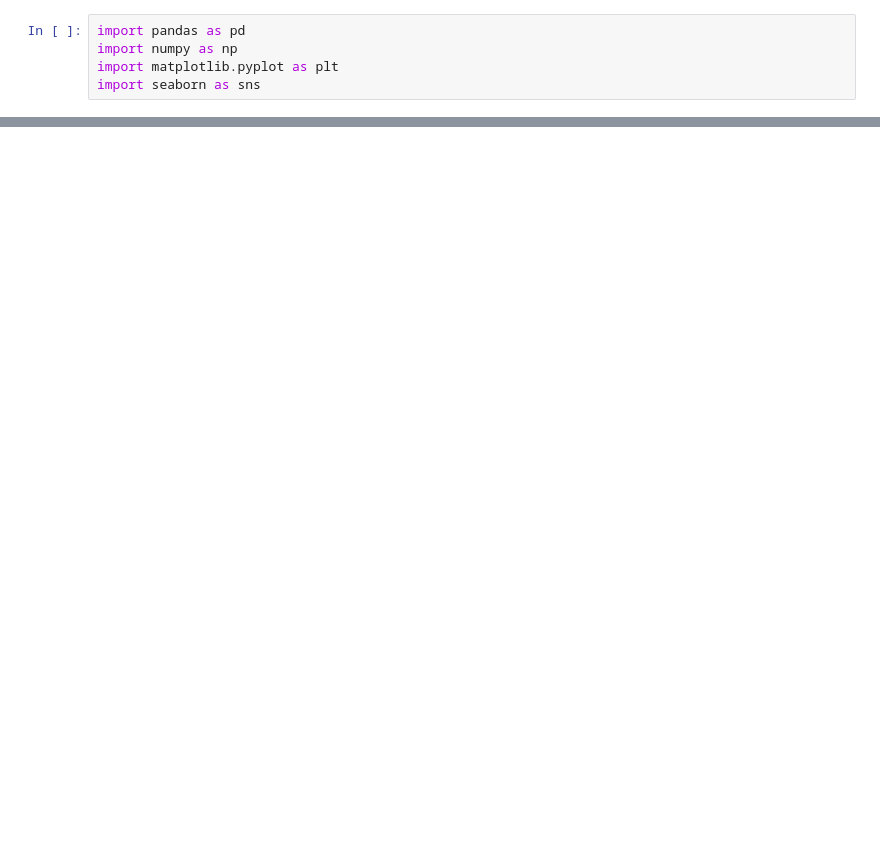
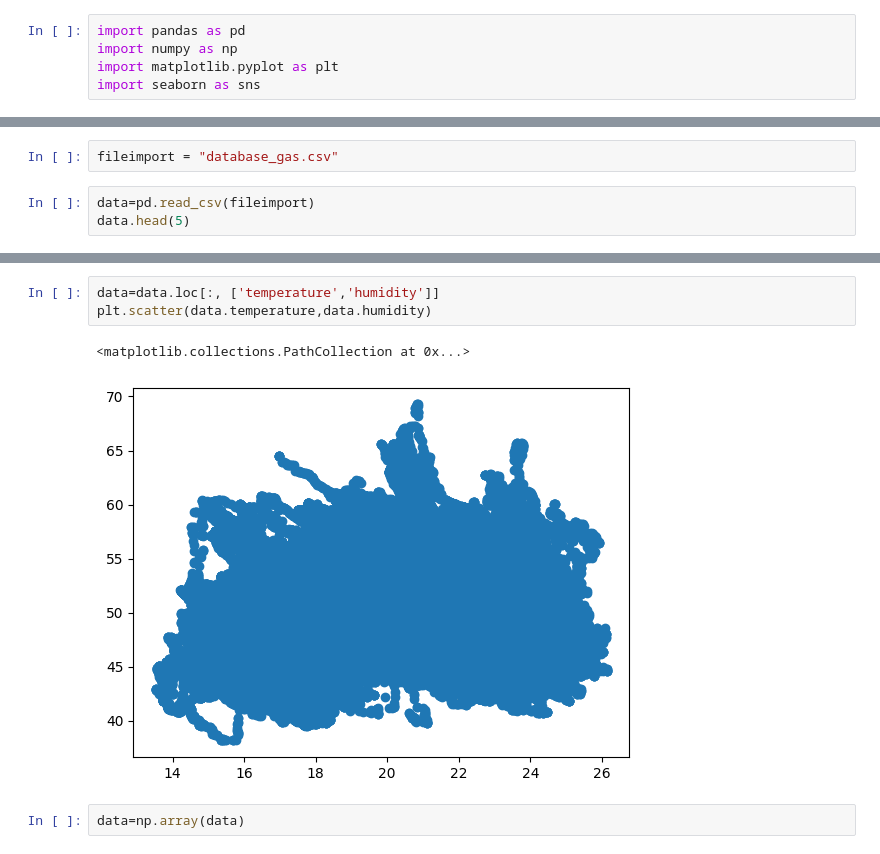
Before and after one commit to ianbraga30/jupyternotebook, a Jupyter notebook: Untitled-1.ipynb, the cells around one changed output, grey strips where cells are left out. Saved outputs shown, nothing was run; the diff lists cells and outputs as text; blank space fills up the shorter version.

```diff
--- a/Untitled-1.ipynb
+++ b/Untitled-1.ipynb
@@ -31,0 +6,5 @@ df
+# %%
+fileimport = "database_gas.csv"
+# %%
+data=pd.read_csv(fileimport)
+data.head(5)
@@ -31,0 +18,8 @@ df
+# %%
+data=data.loc[:, ['temperature','humidity']]
+plt.scatter(data.temperature,data.humidity)
+# %% [output]
+<matplotlib.collections.PathCollection at 0x...>
+[figure, added]
+# %%
+data=np.array(data)
```
Also changed, not shown: parts of 11 cells of this notebook, 1 other file.
